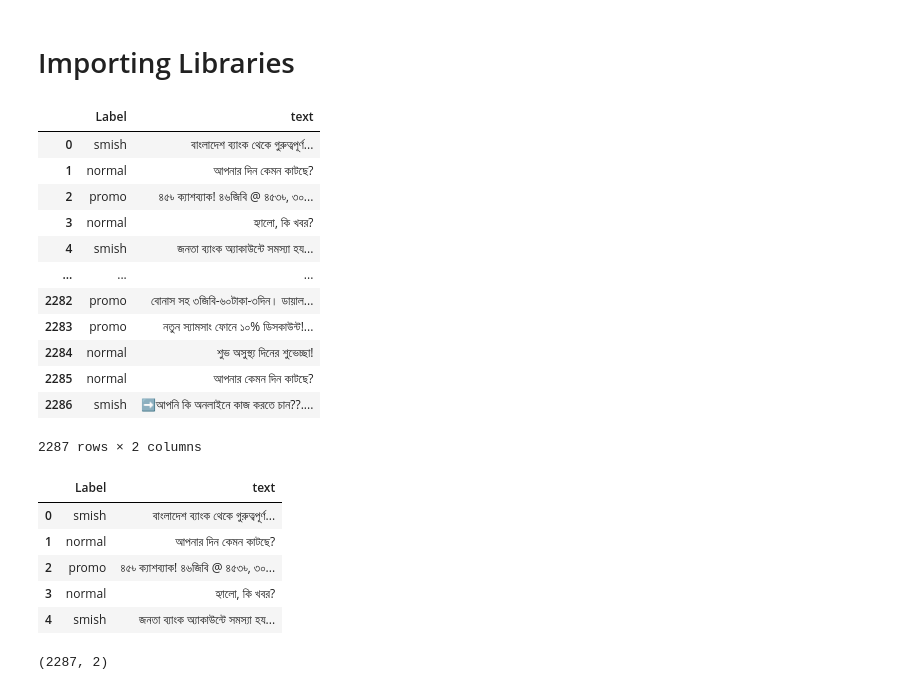
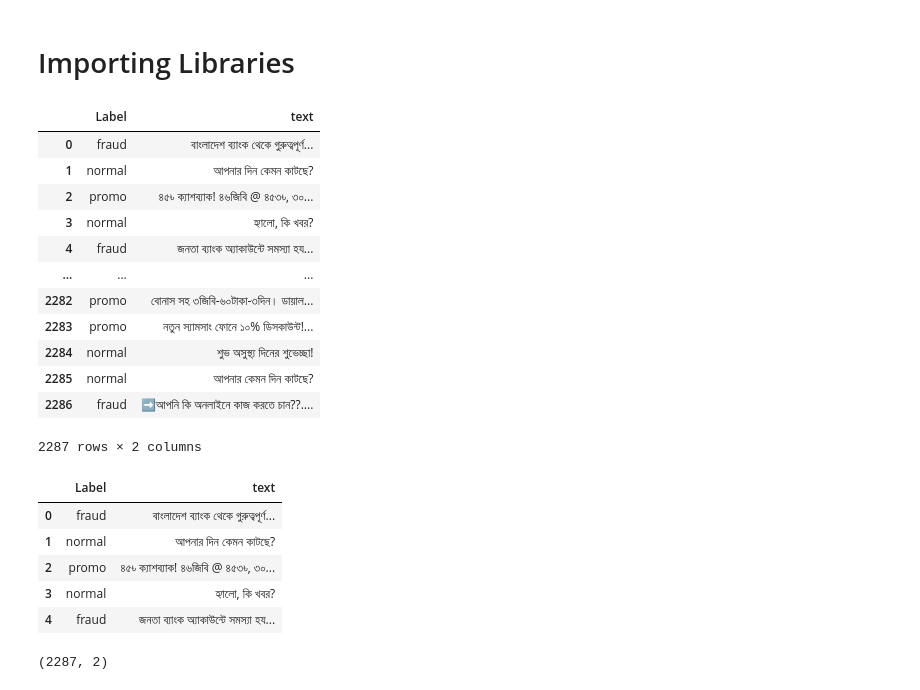
Before and after one commit to S4DIB/bengali-sms-fraud-detection-using-supervised-learning, a Jupyter notebook: Bengali Sms Fraud Detection.ipynb, the cells around one changed output. Drawn from its saved outputs; the diff is of its cells as text; code cells hidden in the pictures.

```diff
--- a/Bengali Sms Fraud Detection.ipynb
+++ b/Bengali Sms Fraud Detection.ipynb
@@ -24,30 +23,31 @@ import joblib
 # %%
 data = pd.read_csv('/kaggle/input/bengali-sms-dataset/bangla_smish.csv')
 data.rename(columns={'label': 'Label'}, inplace=True)
+data['Label'] = data['Label'].replace('smish', 'fraud')
 data
 # %% [output]
 |  | Label | text |
-| 0 | smish | বাংলাদেশ ব্যাংক থেকে গুরুত্বপূর্ণ... |
+| 0 | fraud | বাংলাদেশ ব্যাংক থেকে গুরুত্বপূর্ণ... |
 | 1 | normal | আপনার দিন কেমন কাটছে? |
 | 2 | promo | ৪৫৳ ক্যাশব্যাক! ৪৬জিবি @ ৪৫৩৳, ৩০... |
 | 3 | normal | হ্যালো, কি খবর? |
-| 4 | smish | জনতা ব্যাংক অ্যাকাউন্টে সমস্যা হয... |
+| 4 | fraud | জনতা ব্যাংক অ্যাকাউন্টে সমস্যা হয... |
 | ... | ... | ... |
 | 2282 | promo | বোনাস সহ ৩জিবি-৬০টাকা-৩দিন। ডায়াল... |
 | 2283 | promo | নতুন স্যামসাং ফোনে ১০% ডিসকাউন্ট!... |
 | 2284 | normal | শুভ অসুস্থ্য দিনের শুভেচ্ছা! |
 | 2285 | normal | আপনার কেমন দিন কাটছে? |
-| 2286 | smish | ➡️আপনি কি অনলাইনে কাজ করতে চান??.... |
+| 2286 | fraud | ➡️আপনি কি অনলাইনে কাজ করতে চান??.... |
 2287 rows × 2 columns
 # %%
 data.head()
 # %% [output]
 |  | Label | text |
-| 0 | smish | বাংলাদেশ ব্যাংক থেকে গুরুত্বপূর্ণ... |
+| 0 | fraud | বাংলাদেশ ব্যাংক থেকে গুরুত্বপূর্ণ... |
 | 1 | normal | আপনার দিন কেমন কাটছে? |
 | 2 | promo | ৪৫৳ ক্যাশব্যাক! ৪৬জিবি @ ৪৫৩৳, ৩০... |
 | 3 | normal | হ্যালো, কি খবর? |
-| 4 | smish | জনতা ব্যাংক অ্যাকাউন্টে সমস্যা হয... |
+| 4 | fraud | জনতা ব্যাংক অ্যাকাউন্টে সমস্যা হয... |
 # %%
 data.shape
 # %% [output]
```
Also changed, not shown: parts of 10 cells of this notebook.
